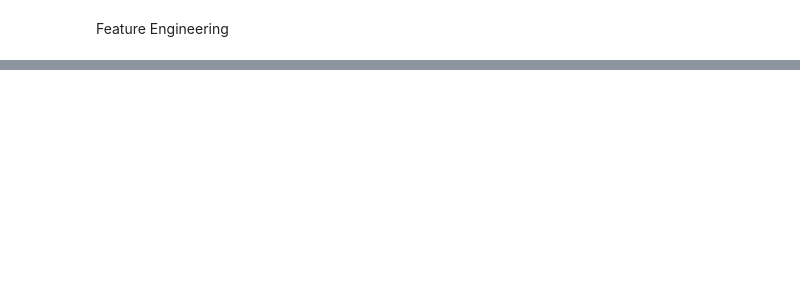
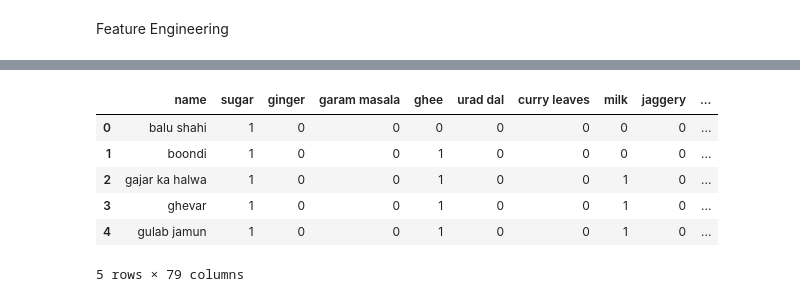
Before and after one commit to therajtiwari/Agli-Thali, a Jupyter notebook: ifc.ipynb, the cells around one changed output, grey strips where cells are left out. Cells and saved outputs as stored; diff of their text form; code cells hidden in the pictures; blank space fills up the shorter version.

```diff
--- a/ifc.ipynb
+++ b/ifc.ipynb
@@ -542,0 +692,6 @@ final_ingredients.head()
+# %%
+# let's encode the state using one hot encoding
+
+# here i drop first column which is All State for preventing dummy variable trap
+state_encoding = pd.get_dummies(data.state, drop_first = True)
+state_encoding.head(2)
@@ -542,0 +737,16 @@ final_ingredients.head()
+# %%
+# let's create a final data frame
+# let's remove unnecessary columns which are not required not and store it as final_data
+
+final_data = cdata.drop(columns = ['ingredients', 'diet', 'prep_time', 'cook_time',
+       'flavor_profile', 'course', 'state', 'region'])
+
+final_data.head()
+# %% [output]
+|  | name | sugar | ginger | garam masala | ghee | urad dal | curry leaves | milk | jaggery | ... |
+| 0 | balu shahi | 1 | 0 | 0 | 0 | 0 | 0 | 0 | 0 | ... |
+| 1 | boondi | 1 | 0 | 0 | 1 | 0 | 0 | 0 | 0 | ... |
+| 2 | gajar ka halwa | 1 | 0 | 0 | 1 | 0 | 0 | 1 | 0 | ... |
+| 3 | ghevar | 1 | 0 | 0 | 1 | 0 | 0 | 1 | 0 | ... |
+| 4 | gulab jamun | 1 | 0 | 0 | 1 | 0 | 0 | 1 | 0 | ... |
+5 rows × 79 columns
```
Also changed, not shown: parts of 39 cells of this notebook, 3 other files.
